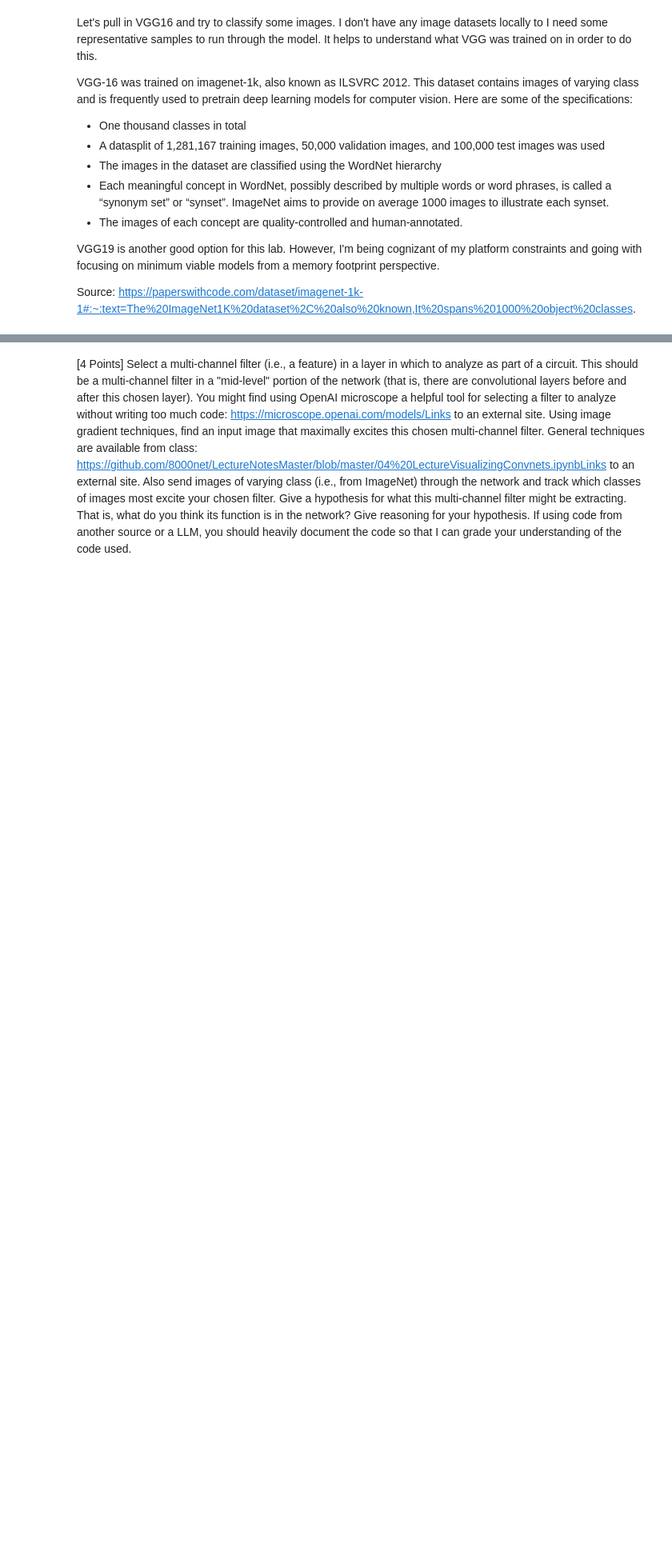
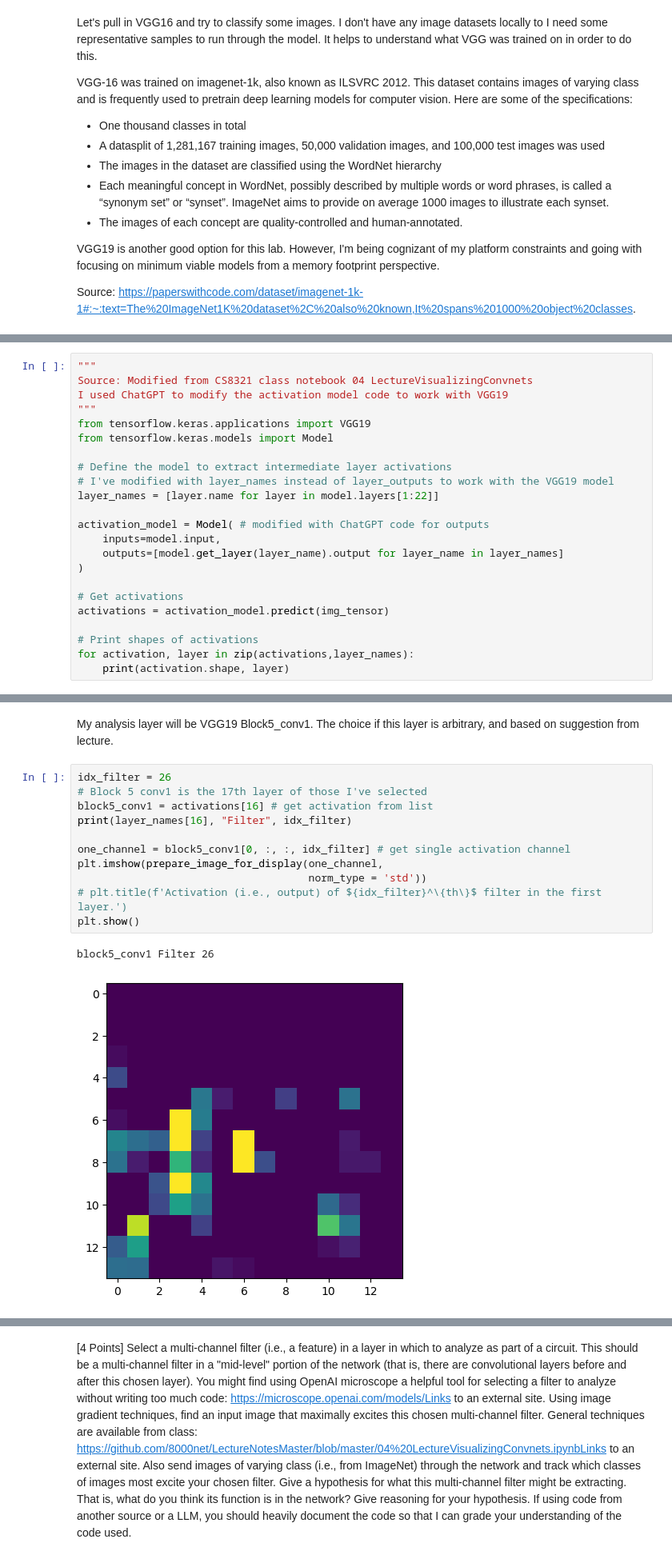
Before and after one commit to cphchip/cs8321_code, a Jupyter notebook: Lab 3/Henderson_48996654_Lab_3.ipynb, the cells around one changed output, grey strips where cells are left out. Shown at 80% size. Saved outputs shown, nothing was run; the diff lists cells and outputs as text; blank space fills up the shorter version.

Commit message:
Gotten to filter selection

```diff
--- a/Lab 3/Henderson_48996654_Lab_3.ipynb
+++ b/Lab 3/Henderson_48996654_Lab_3.ipynb
@@ -102,0 +172,23 @@ Next, I'm going to be looking at which layer to study for this lab. To start, it
+# %%
+"""
+Source: Modified from CS8321 class notebook 04 LectureVisualizingConvnets
+I used ChatGPT to modify the activation model code to work with VGG19
+"""
+from tensorflow.keras.applications import VGG19
+from tensorflow.keras.models import Model
+
+# Define the model to extract intermediate layer activations
+# I've modified with layer_names instead of layer_outputs to work with the VGG19 model
+layer_names = [layer.name for layer in model.layers[1:22]]
+
+activation_model = Model( # modified with ChatGPT code for outputs
+    inputs=model.input,
+    outputs=[model.get_layer(layer_name).output for layer_name in layer_names]
+)
+
+# Get activations
+activations = activation_model.predict(img_tensor)
+
+# Print shapes of activations
+for activation, layer in zip(activations,layer_names):
+    print(activation.shape, layer)
@@ -102,0 +213,16 @@ Next, I'm going to be looking at which layer to study for this lab. To start, it
+# %% [markdown]
+My analysis layer will be VGG19 Block5_conv1. The choice if this layer is arbitrary, and based on suggestion from lecture.
+# %%
+idx_filter = 26
+# Block 5 conv1 is the 17th layer of those I've selected
+block5_conv1 = activations[16] # get activation from list
+print(layer_names[16], "Filter", idx_filter)
+
+one_channel = block5_conv1[0, :, :, idx_filter] # get single activation channel
+plt.imshow(prepare_image_for_display(one_channel,
+                                     norm_type = 'std'))
+# plt.title(f'Activation (i.e., output) of ${idx_filter}^\{th\}$ filter in the first layer.')
+plt.show()
+# %% [output]
+block5_conv1 Filter 26
+[figure, added]
```
Also changed, not shown: parts of 12 cells of this notebook.
